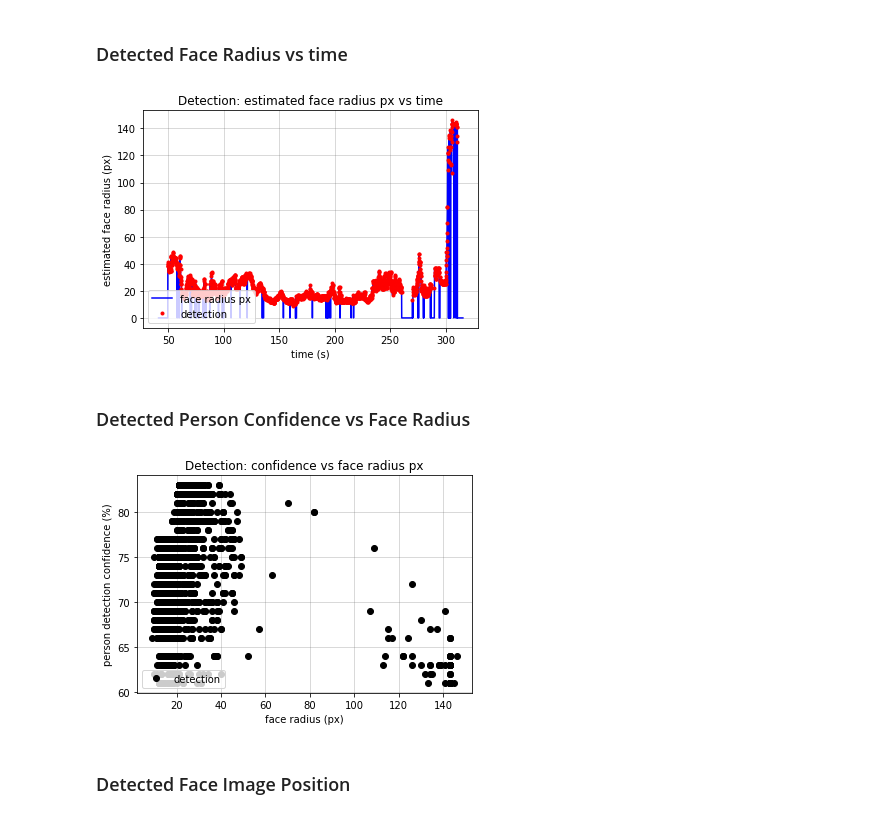
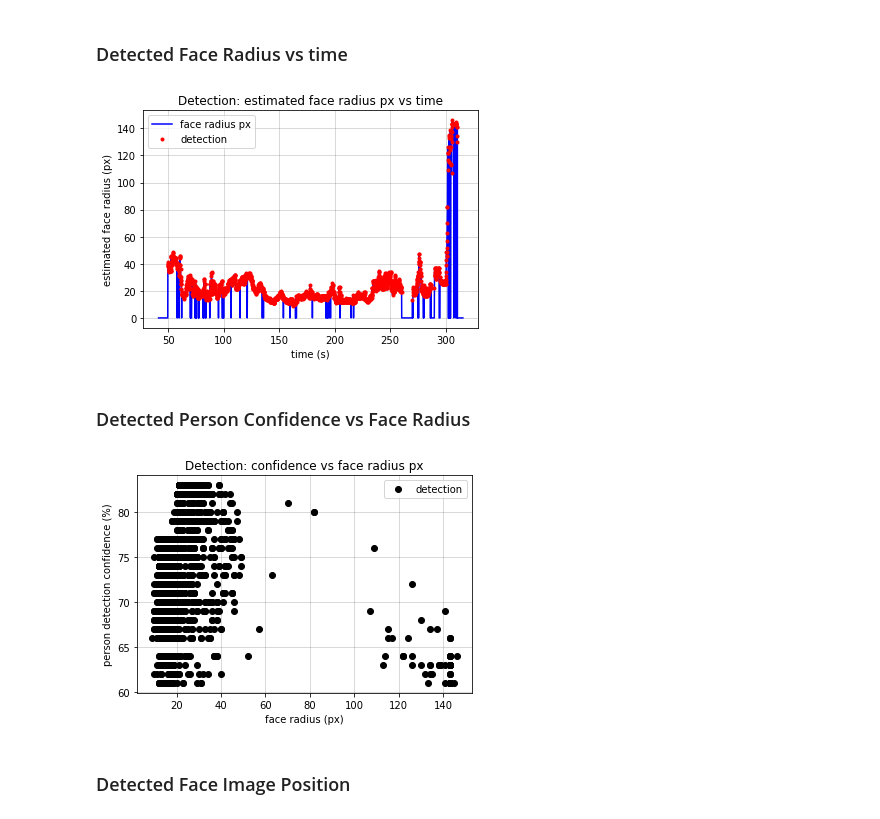
Before and after one commit to pgminin/tello-vision-telemetry-lab, a Jupyter notebook: 03_inspect_person_detection_v210406.ipynb, the cells around one changed output. Saved outputs shown, nothing was run; the diff lists cells and outputs as text; code cells hidden in the pictures.

```diff
--- a/03_inspect_person_detection_v210402.ipynb
+++ b/03_inspect_person_detection_v210406.ipynb
@@ -95,16 +95,16 @@ plt.show()
 # %%
 plt.plot(timestamp/1000,faceRadius,'b')
 plt.plot(timestamp[personCount>0]/1000,faceRadius[personCount>0],'r.')
 plt.xlabel('time (s)')
 plt.ylabel('estimated face radius (px)')
 plt.title('Detection: estimated face radius px vs time')
-plt.legend(['face radius px','detection'],loc='lower left')
+plt.legend(['face radius px','detection'],loc='upper left')
 plt.grid(b=True, which='major', color='#666666', linestyle='-',alpha=0.3)
 plt.grid(b=True, which='minor', color='#666666', linestyle='-',alpha=0.3)
 plt.savefig("out/jpg/detection/face-radius.jpg",dpi=dpiSelected)
 plt.show()
 # %% [output]
-[figure, old version]
+[figure, new version]
 # %% [markdown]
 ### Detected Person Confidence vs Face Radius <a class="anchor" id="confidence-radius"></a>
 # %%
@@ -112,13 +112,13 @@ plt.plot(faceRadius[personCount>0],personConfidence[personCount>0],'ko')
 plt.xlabel('face radius (px)')
 plt.ylabel('person detection confidence (%)')
 plt.title('Detection: confidence vs face radius px')
-plt.legend(['detection'],loc='lower left')
+plt.legend(['detection'],loc='upper right')
 plt.grid(b=True, which='major', color='#666666', linestyle='-',alpha=0.3)
 plt.grid(b=True, which='minor', color='#666666', linestyle='-',alpha=0.3)
 plt.savefig("out/jpg/detection/radius-confidence.jpg",dpi=dpiSelected)
 plt.show()
 # %% [output]
-[figure, old version]
+[figure, new version]
 # %% [markdown]
 ### Detected Face Image Position <a class="anchor" id="face-position"></a>
 # %%
```
Also changed, not shown: parts of 1 cell of this notebook, 17 other files.
